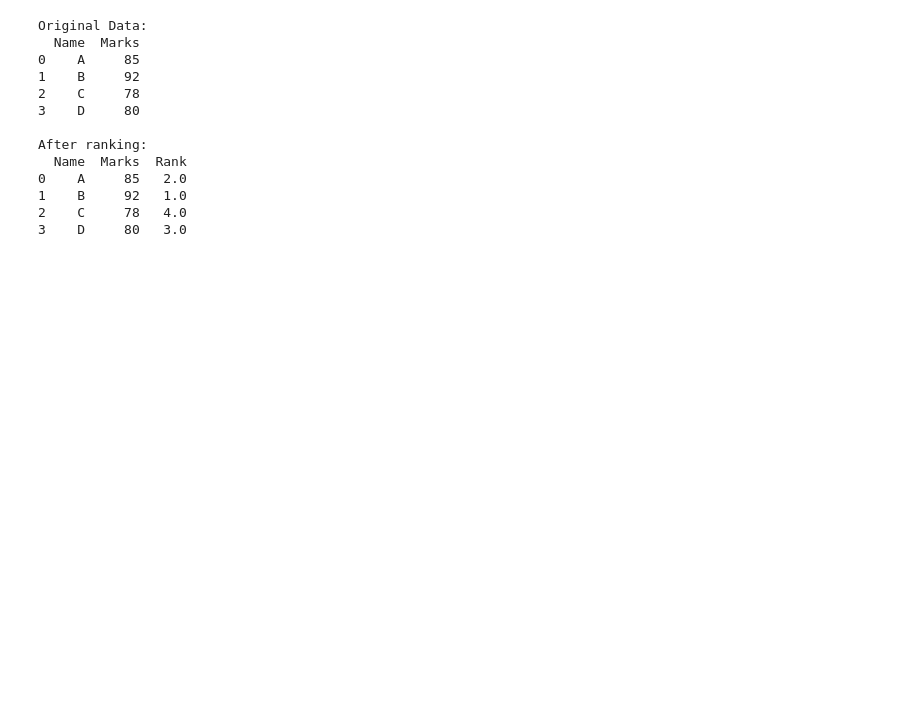
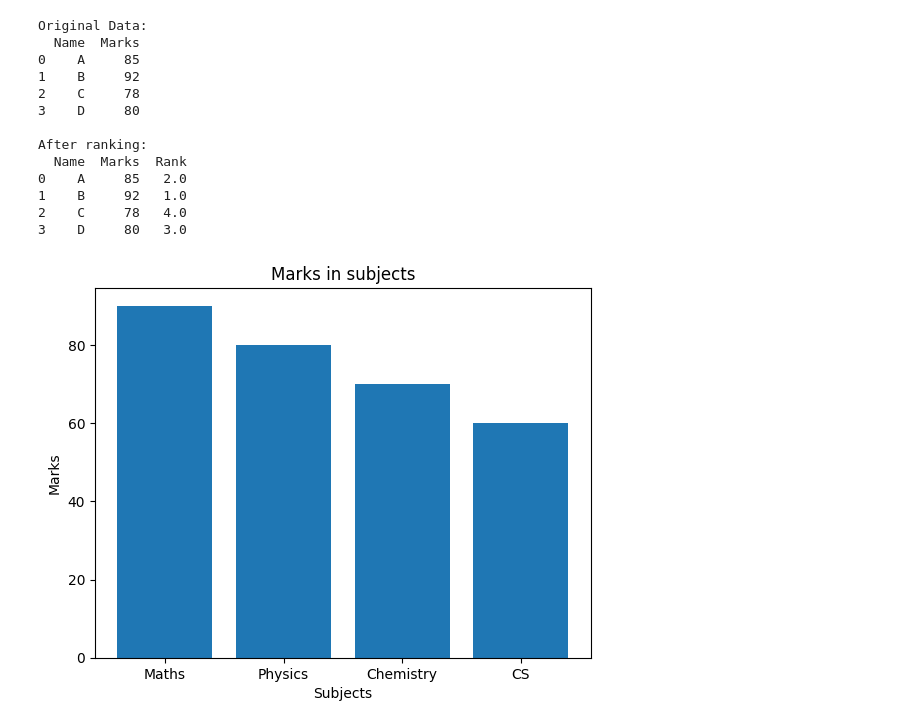
Before and after one commit to yashasree2007/2025-2026-even--AI-B--DS-venkata-yashasree_4071, a Jupyter notebook: week2_10.2.2026.ipynb, the cells around one changed output. Cells and saved outputs as stored; diff of their text form; code cells hidden in the pictures; blank space fills up the shorter version.

```diff
--- a/week2_10.2.2026.ipynb
+++ b/week2_10.2.2026.ipynb
@@ -284,3 +284,15 @@ After ranking:
 1    B     92   1.0
 2    C     78   4.0
 3    D     80   3.0
+# %%
+#BAR GRAPH
+import matplotlib.pyplot as plt
+subjects=['Maths','Physics','Chemistry','CS']
+marks=[90,80,70,60]
+plt.bar(subjects,marks)
+plt.xlabel("Subjects")
+plt.ylabel("Marks")
+plt.title("Marks in subjects")
+plt.show()
+# %% [output]
+[figure, added]
```
Also changed, not shown: parts of 4 cells of this notebook.
